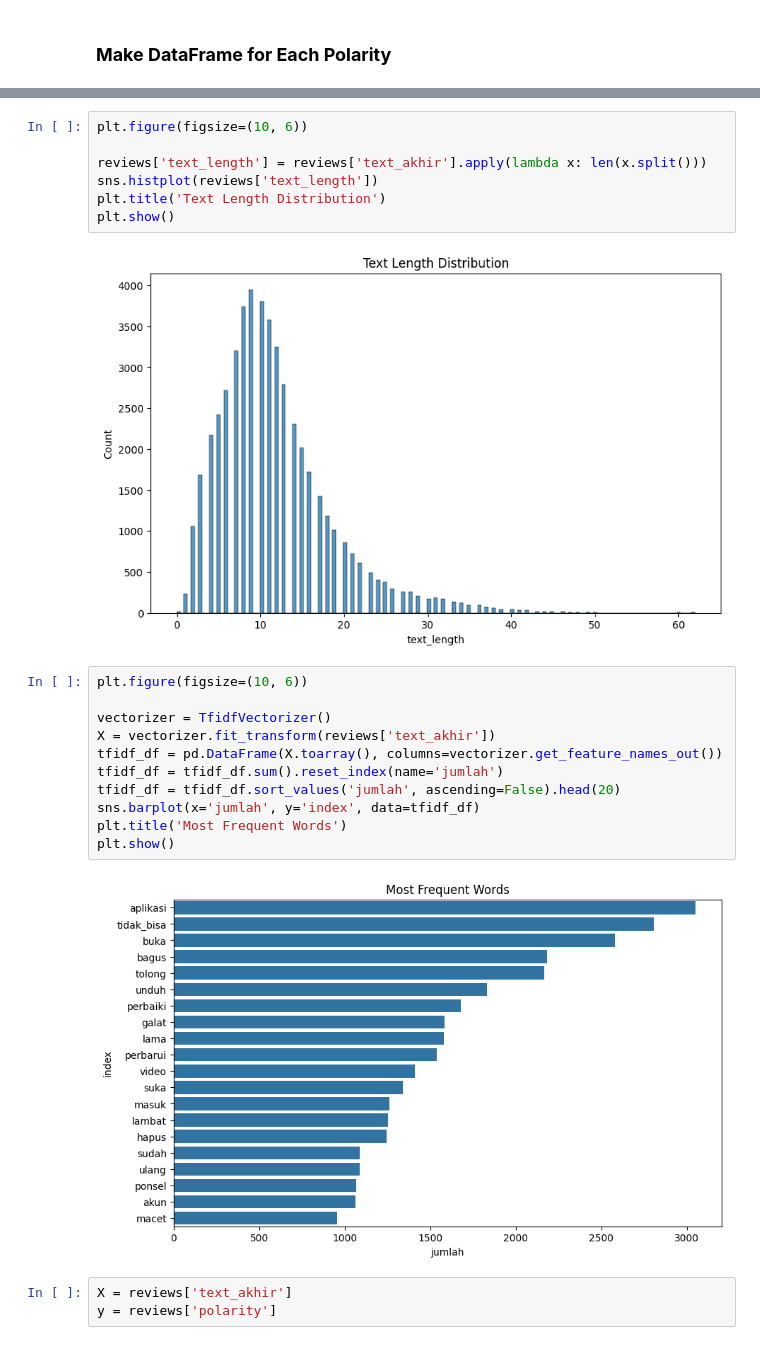
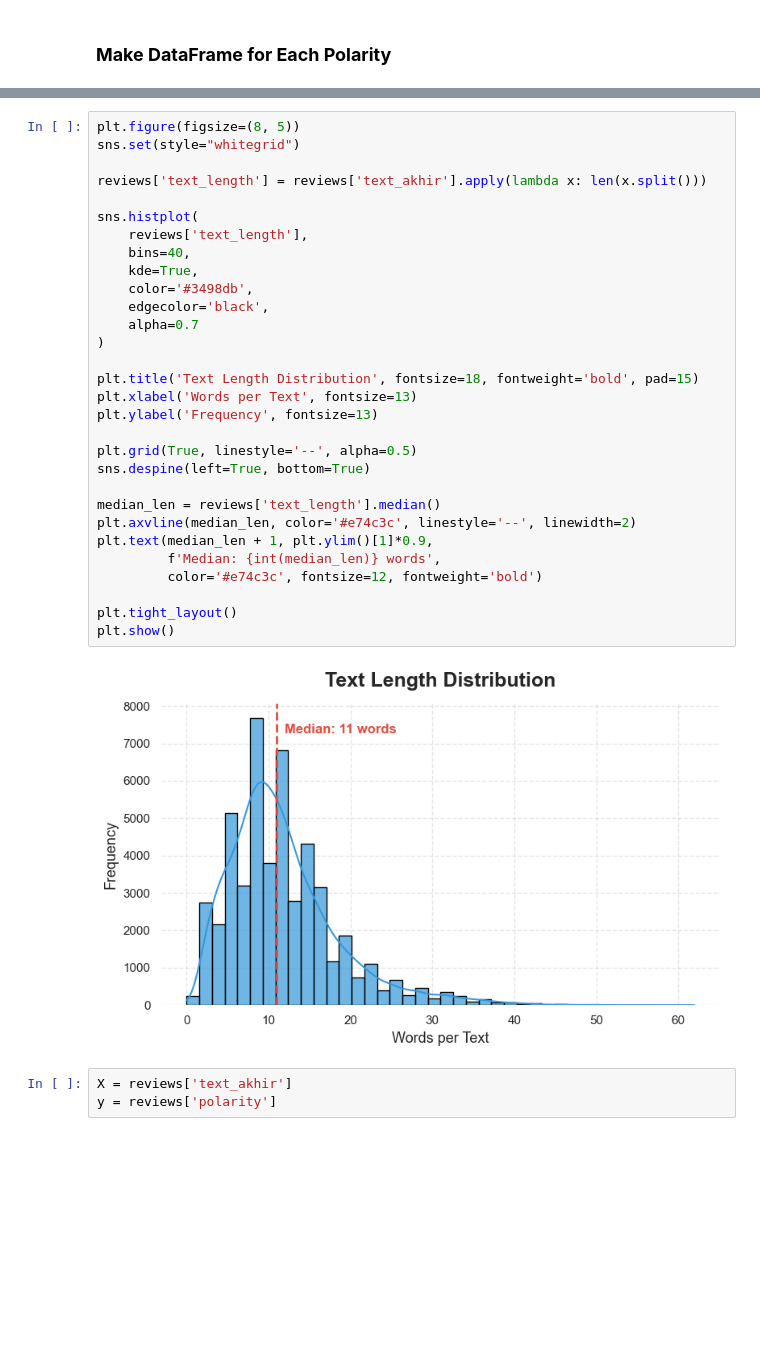
Before and after one commit to laventilizz/analisis_sentimen_app, a Jupyter notebook: sentiment_analysis.ipynb, the cells around one changed output, grey strips where cells are left out. Saved outputs shown, nothing was run; the diff lists cells and outputs as text; blank space fills up the shorter version.

```diff
--- a/sentiment_analysis.ipynb
+++ b/sentiment_analysis.ipynb
@@ -389,25 +378,35 @@ plt.show()
-# %%
-plt.figure(figsize=(10, 6))
-
-reviews['text_length'] = reviews['text_akhir'].apply(lambda x: len(x.split()))
-sns.histplot(reviews['text_length'])
-plt.title('Text Length Distribution')
-plt.show()
-# %% [output]
-[figure, removed]
-# %%
-plt.figure(figsize=(10, 6))
-
-vectorizer = TfidfVectorizer()
-X = vectorizer.fit_transform(reviews['text_akhir'])
-tfidf_df = pd.DataFrame(X.toarray(), columns=vectorizer.get_feature_names_out())
-tfidf_df = tfidf_df.sum().reset_index(name='jumlah')
-tfidf_df = tfidf_df.sort_values('jumlah', ascending=False).head(20)
-sns.barplot(x='jumlah', y='index', data=tfidf_df)
-plt.title('Most Frequent Words')
-plt.show()
-# %% [output]
-[figure, removed]
+# %%
+plt.figure(figsize=(8, 5))
+sns.set(style="whitegrid")
+
+reviews['text_length'] = reviews['text_akhir'].apply(lambda x: len(x.split()))
+
+sns.histplot(
+    reviews['text_length'],
+    bins=40,
+    kde=True,
+    color='#3498db',
+    edgecolor='black',
+    alpha=0.7
+)
+
+plt.title('Text Length Distribution', fontsize=18, fontweight='bold', pad=15)
+plt.xlabel('Words per Text', fontsize=13)
+plt.ylabel('Frequency', fontsize=13)
+
+plt.grid(True, linestyle='--', alpha=0.5)
+sns.despine(left=True, bottom=True)
+
+median_len = reviews['text_length'].median()
+plt.axvline(median_len, color='#e74c3c', linestyle='--', linewidth=2)
+plt.text(median_len + 1, plt.ylim()[1]*0.9,
+         f'Median: {int(median_len)} words',
+         color='#e74c3c', fontsize=12, fontweight='bold')
+
+plt.tight_layout()
+plt.show()
+# %% [output]
+[figure, added]
 # %%
 X = reviews['text_akhir']
 y = reviews['polarity']
```
Also changed, not shown: parts of 22 cells of this notebook.
